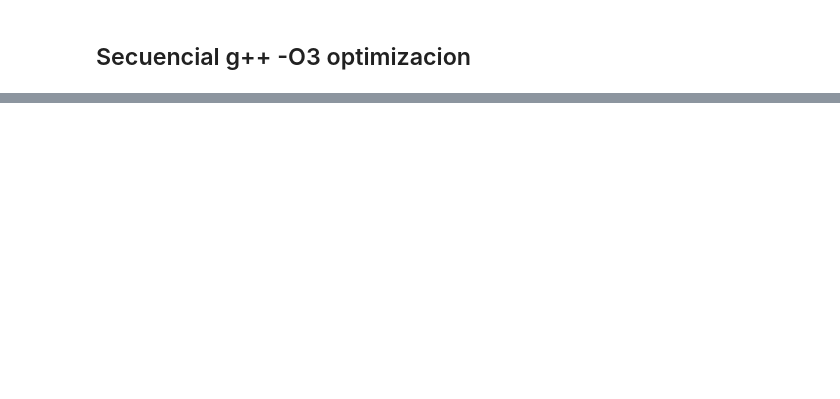
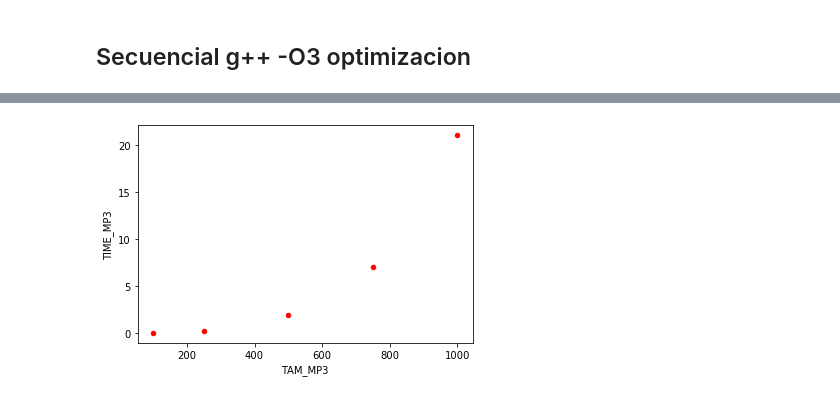
Before and after one commit to laurasgm/HPC-openMP, a Jupyter notebook: taller.ipynb, the cells around one changed output, grey strips where cells are left out. Saved outputs shown, nothing was run; the diff lists cells and outputs as text; code cells hidden in the pictures; blank space fills up the shorter version.

```diff
--- a/taller.ipynb
+++ b/taller.ipynb
@@ -77,0 +138,3 @@ plt.show()
+# %%
+datos = pd.read_csv("datos_openMP_3.txt")
+datos.head()
@@ -77,0 +148,4 @@ plt.show()
+# %%
+datMP3 = datos.groupby(["TAM_MP3"]).mean()
+datMP3.reset_index(level=0,inplace=True)
+datMP3
@@ -77,0 +159,5 @@ plt.show()
+# %%
+datMP3.plot(kind='scatter',x='TAM_MP3',y='TIME_MP3',color='red')
+plt.show()
+# %% [output]
+[figure, added]
```
Also changed, not shown: parts of 18 cells of this notebook, 6 other files.
